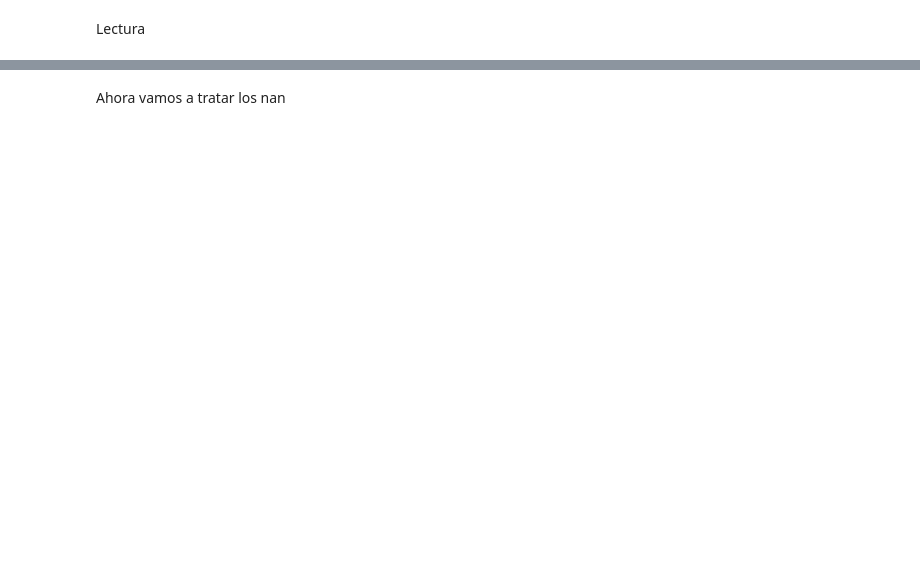
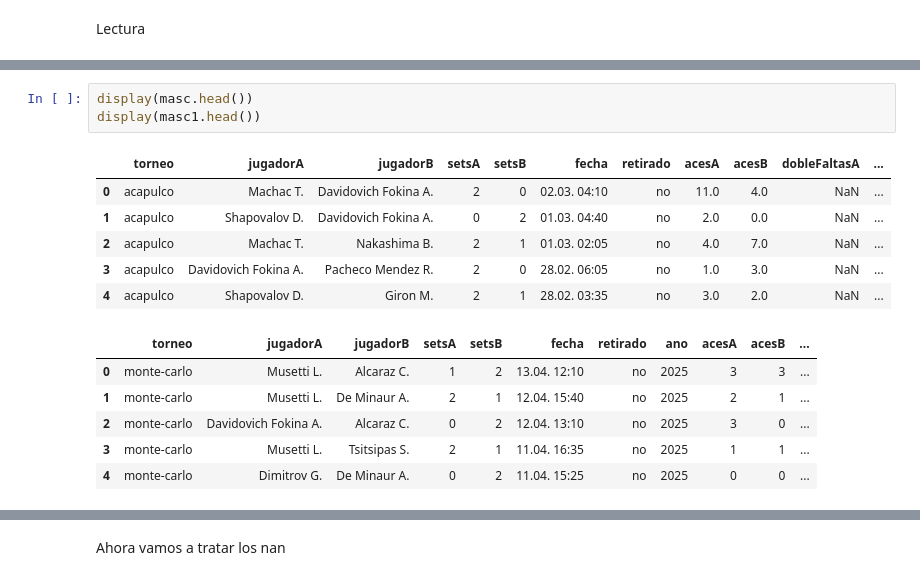
Before and after one commit to carlosvallejo23/tenis, a Jupyter notebook: flashscore/transformacion_masc2.ipynb, the cells around one changed output, grey strips where cells are left out. Drawn from its saved outputs; the diff is of its cells as text; blank space fills up the shorter version.

```diff
--- a/flashscore/transformacion_masc2.ipynb
+++ b/flashscore/transformacion_masc2.ipynb
@@ -77,6 +189,22 @@ masc = masc.drop_duplicates()
 print(len(masc))
 # %% [output]
 30484
+# %%
+display(masc.head())
+display(masc1.head())
+# %% [output]
+|  | torneo | jugadorA | jugadorB | setsA | setsB | fecha | retirado | acesA | acesB | dobleFaltasA | ... |
+| 0 | acapulco | Machac T. | Davidovich Fokina A. | 2 | 0 | 02.03. 04:10 | no | 11.0 | 4.0 | NaN | ... |
+| 1 | acapulco | Shapovalov D. | Davidovich Fokina A. | 0 | 2 | 01.03. 04:40 | no | 2.0 | 0.0 | NaN | ... |
+| 2 | acapulco | Machac T. | Nakashima B. | 2 | 1 | 01.03. 02:05 | no | 4.0 | 7.0 | NaN | ... |
+| 3 | acapulco | Davidovich Fokina A. | Pacheco Mendez R. | 2 | 0 | 28.02. 06:05 | no | 1.0 | 3.0 | NaN | ... |
+| 4 | acapulco | Shapovalov D. | Giron M. | 2 | 1 | 28.02. 03:35 | no | 3.0 | 2.0 | NaN | ... |
+|  | torneo | jugadorA | jugadorB | setsA | setsB | fecha | retirado | ano | acesA | acesB | ... |
+| 0 | monte-carlo | Musetti L. | Alcaraz C. | 1 | 2 | 13.04. 12:10 | no | 2025 | 3 | 3 | ... |
+| 1 | monte-carlo | Musetti L. | De Minaur A. | 2 | 1 | 12.04. 15:40 | no | 2025 | 2 | 1 | ... |
+| 2 | monte-carlo | Davidovich Fokina A. | Alcaraz C. | 0 | 2 | 12.04. 13:10 | no | 2025 | 3 | 0 | ... |
+| 3 | monte-carlo | Musetti L. | Tsitsipas S. | 2 | 1 | 11.04. 16:35 | no | 2025 | 1 | 1 | ... |
+| 4 | monte-carlo | Dimitrov G. | De Minaur A. | 0 | 2 | 11.04. 15:25 | no | 2025 | 0 | 0 | ... |
 # %%
 masc = masc[(masc['setsA'] != 'Isroilov S.')]
 masc = masc[(masc['setsA'] != 'Hanzlik C.')]
```
Also changed, not shown: parts of 14 cells of this notebook, 4 other files.
